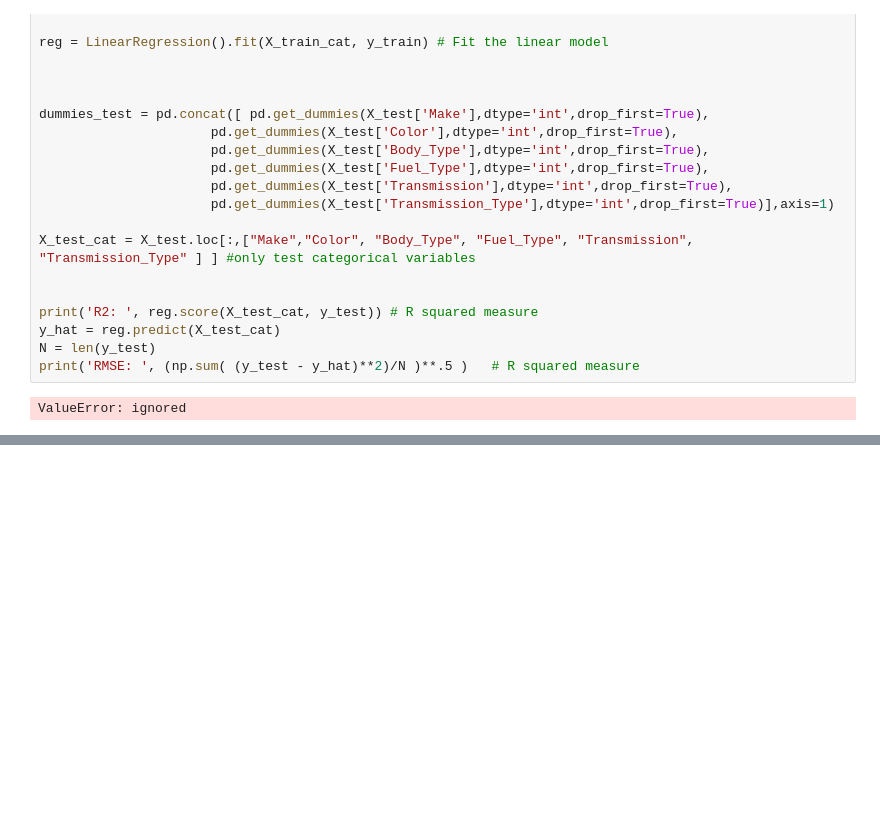
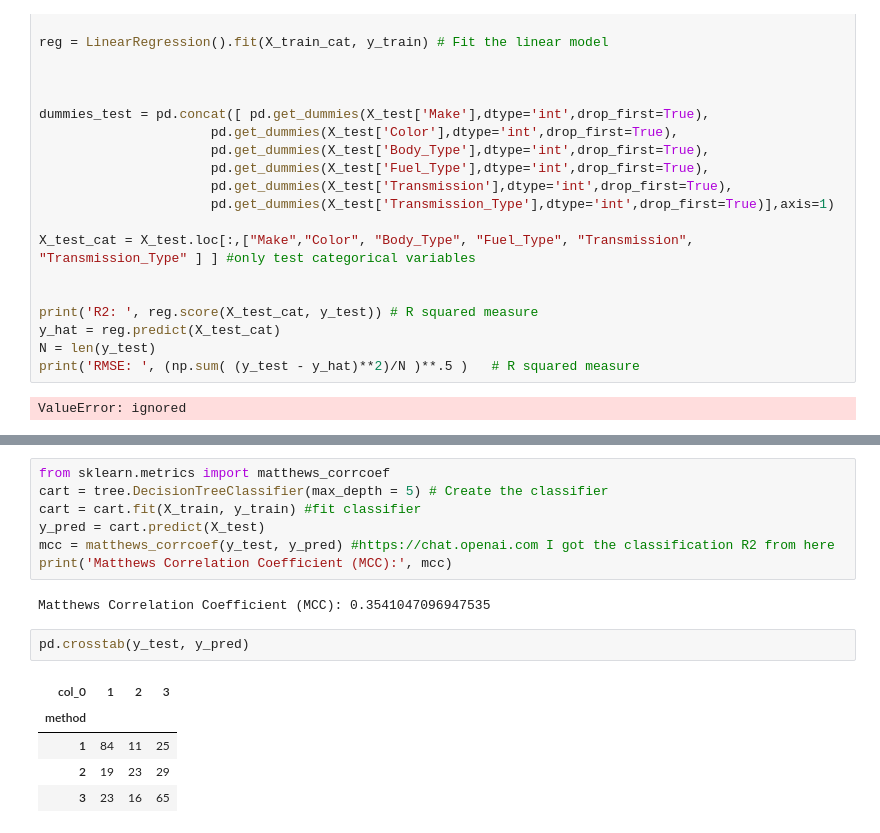
Before and after one commit to Ipshi02/assignment4, a Jupyter notebook: assignment4.ipynb, the cells around one changed output, grey strips where cells are left out. Drawn from its saved outputs; the diff is of its cells as text; blank space fills up the shorter version.

```diff
--- a/assignment4.ipynb
+++ b/assignment4.ipynb
@@ -336,0 +415,17 @@ Why can't you use a linear probability model to do this exercise? Explain clearl
+# %%
+from sklearn.metrics import matthews_corrcoef
+cart = tree.DecisionTreeClassifier(max_depth = 5) # Create the classifier
+cart = cart.fit(X_train, y_train) #fit classifier
+y_pred = cart.predict(X_test)
+mcc = matthews_corrcoef(y_test, y_pred) #https://chat.openai.com I got the classification R2 from here
+print('Matthews Correlation Coefficient (MCC):', mcc)
+# %% [output]
+Matthews Correlation Coefficient (MCC): 0.3541047096947535
+# %%
+pd.crosstab(y_test, y_pred)
+# %% [output]
+| col_0 | 1 | 2 | 3 |
+| method |  |  |  |
+| 1 | 84 | 11 | 25 |
+| 2 | 19 | 23 | 29 |
+| 3 | 23 | 16 | 65 |
```
Also changed, not shown: parts of 8 cells of this notebook.
